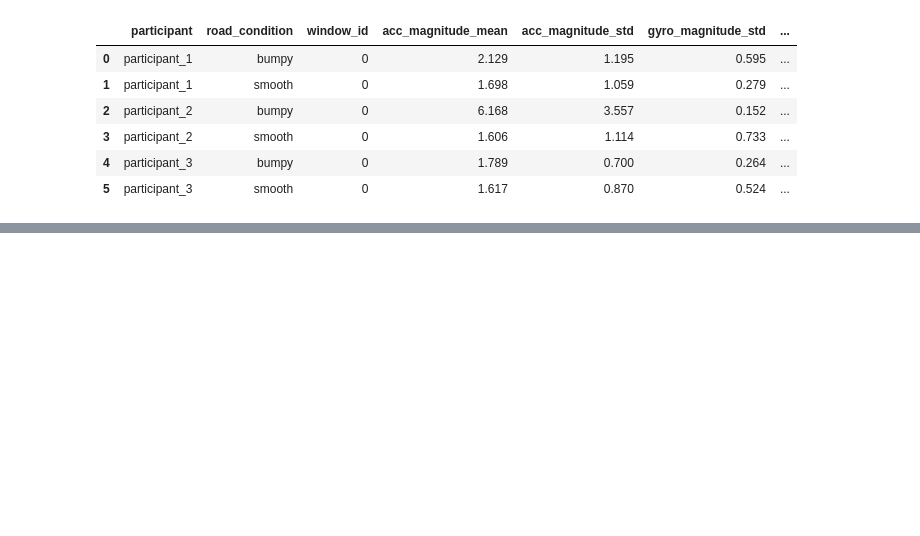
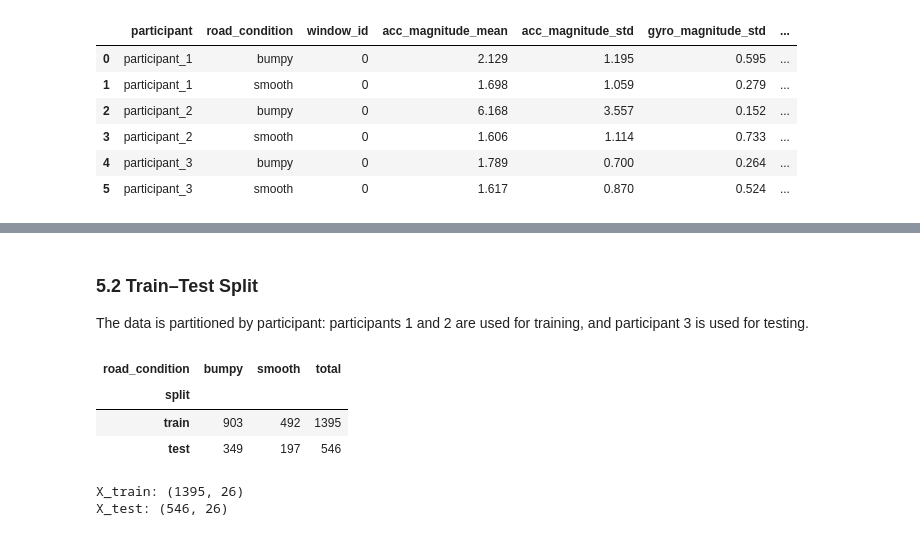
Before and after one commit to xinran-2/Pavement-smoothness-detection-model, a Jupyter notebook: notebooks/Project_pipeline.ipynb, the cells around one changed output, grey strips where cells are left out. Cells and saved outputs as stored; diff of their text form; code cells hidden in the pictures; blank space fills up the shorter version.

```diff
--- a/notebooks/Project_pipeline.ipynb
+++ b/notebooks/Project_pipeline.ipynb
@@ -455,0 +509,60 @@ Example feature vectors:
+# %% [markdown]
+### 5.2 Train–Test Split
+The data is partitioned by participant: participants 1 and 2 are used for training, and participant 3 is used for testing.
+# %%
+# Fix the held-out participant before examining model performance.
+test_participant = "participant_3"
+
+test_mask = features_df["participant"].eq(test_participant)
+train_mask = ~test_mask
+
+X_train = X.loc[train_mask].copy()
+X_test = X.loc[test_mask].copy()
+
+y_train = y.loc[train_mask].copy()
+y_test = y.loc[test_mask].copy()
+
+# Keep metadata for checking and later grouped validation.
+train_metadata = features_df.loc[
+    train_mask, metadata_columns
+].copy()
+
+test_metadata = features_df.loc[
+    test_mask, metadata_columns
+].copy()
+
+# Verify that no participant or recording appears in both sets.
+assert set(train_metadata["participant"]).isdisjoint(
+    set(test_metadata["participant"])
+)
+
+assert set(train_metadata["recording_id"]).isdisjoint(
+    set(test_metadata["recording_id"])
+)
+
+assert set(y_train.unique()) == {0, 1}
+assert set(y_test.unique()) == {0, 1}
+
+split_summary = (
+    features_df.assign(
+        split=np.where(test_mask, "test", "train")
+    )
+    .groupby(["split", "road_condition"])
+    .size()
+    .unstack(fill_value=0)
+    .reindex(["train", "test"])
+)
+
+split_summary["total"] = split_summary.sum(axis=1)
+
+display(split_summary)
+
+print("X_train:", X_train.shape)
+print("X_test:", X_test.shape)
+# %% [output]
+| road_condition | bumpy | smooth | total |
+| split |  |  |  |
+| train | 903 | 492 | 1395 |
+| test | 349 | 197 | 546 |
+X_train: (1395, 26)
+X_test: (546, 26)
```
Also changed, not shown: parts of 8 cells of this notebook.
